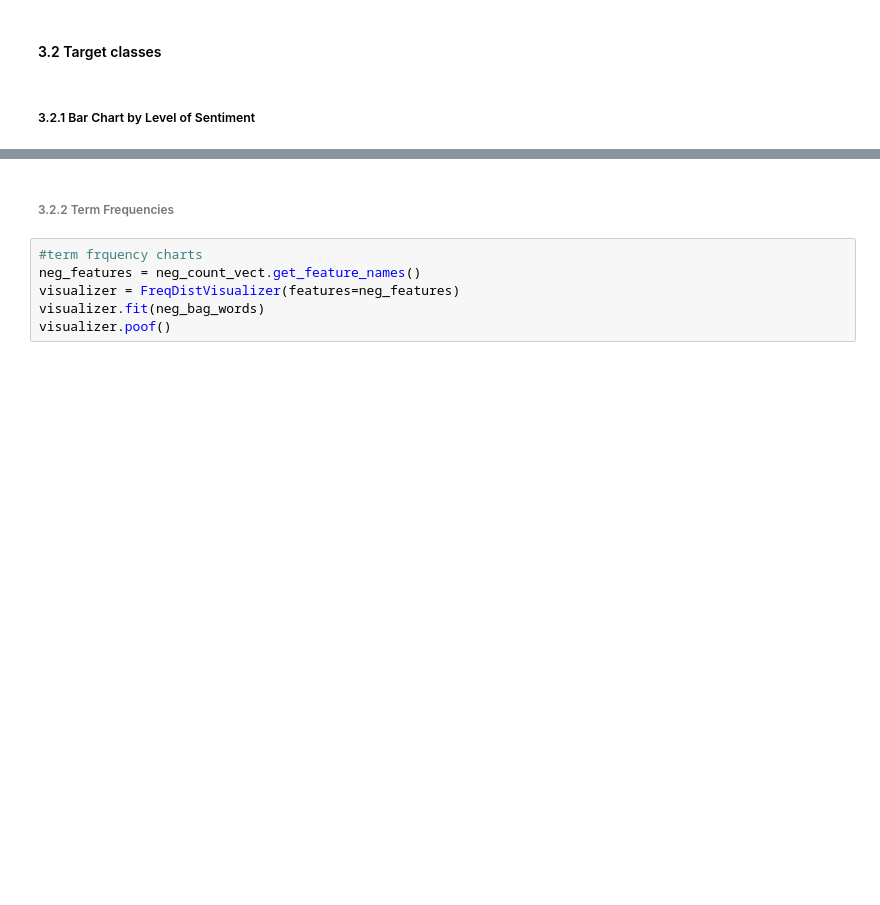
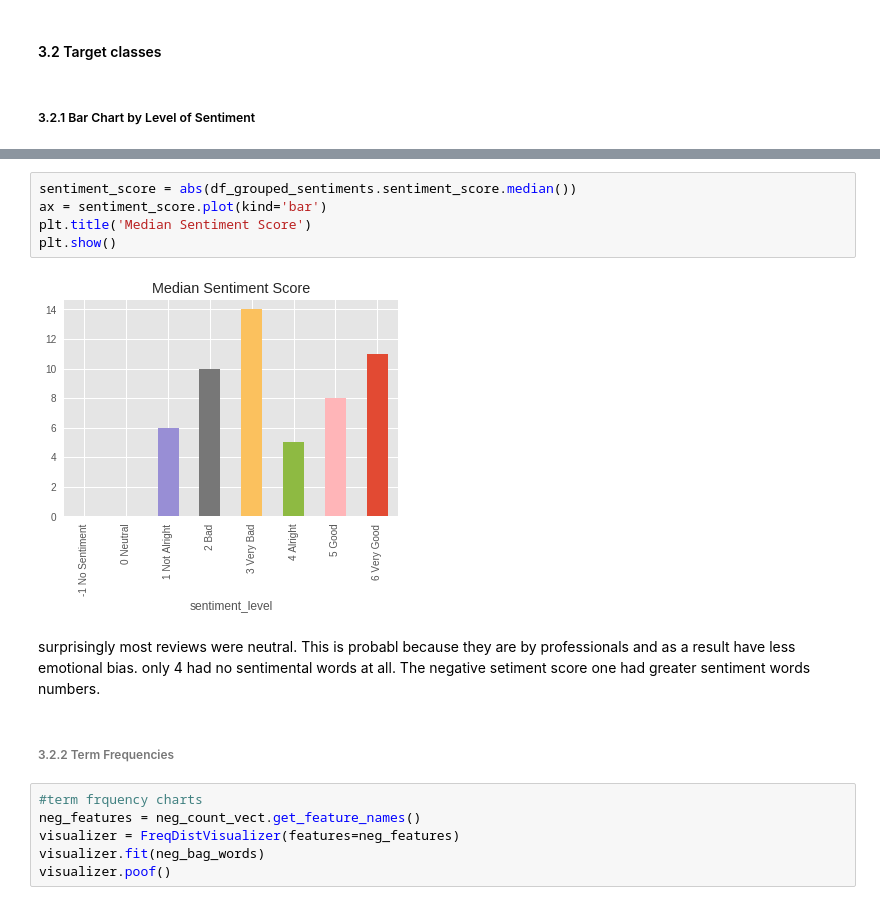
Before and after one commit to avirajs/ML_Proj1, a Jupyter notebook: Project1.ipynb, the cells around one changed output, grey strips where cells are left out. Drawn from its saved outputs; the diff is of its cells as text; blank space fills up the shorter version.

```diff
--- a/Project1.ipynb
+++ b/Project1.ipynb
@@ -425,3 +434,12 @@ There were 320 reviews sentimental words rated 6 Very Good
+# %%
+sentiment_score = abs(df_grouped_sentiments.sentiment_score.median())
+ax = sentiment_score.plot(kind='bar')
+plt.title('Median Sentiment Score')
+plt.show()
+# %% [output]
+[figure, added]
+# %% [markdown]
+surprisingly most reviews were neutral. This is probabl because they are by professionals and as a result have less emotional bias. only 4 had no sentimental words at all. The negative setiment score one had greater sentiment words numbers.
 # %% [markdown]
 ###### 3.2.2 Term Frequencies
 # %%
```
Also changed, not shown: parts of 18 cells of this notebook.
